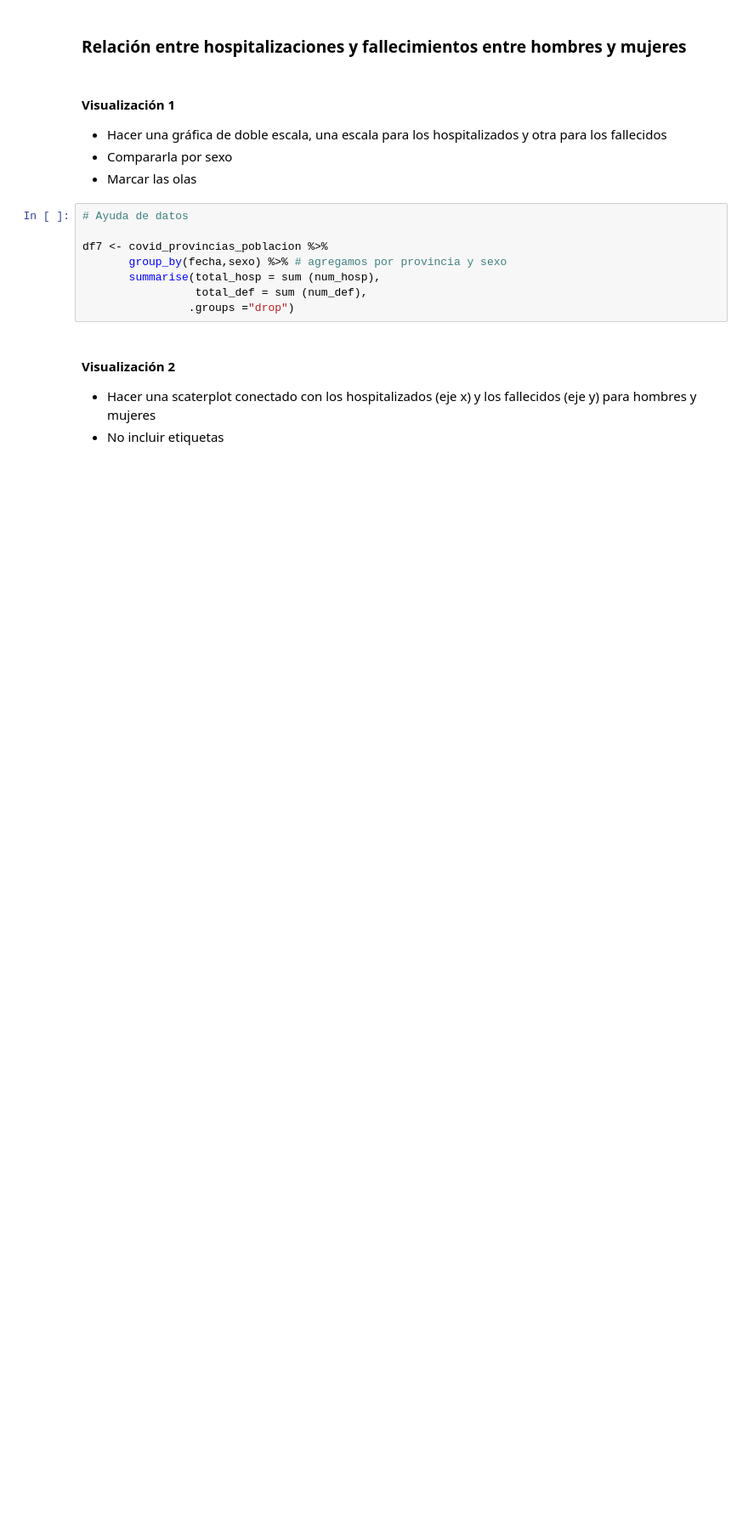
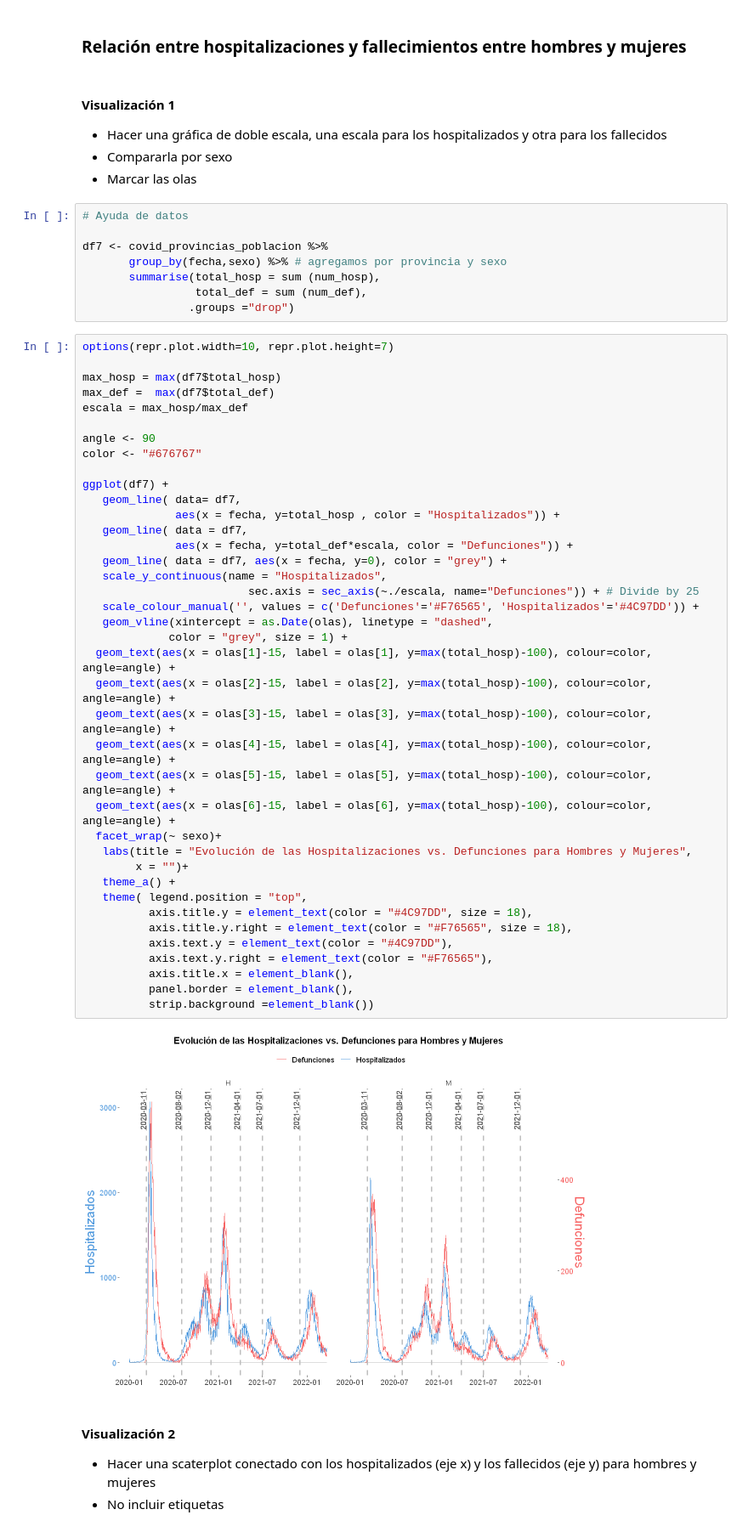
Before and after one commit to Atuneros/trabajos, a Jupyter notebook: visualizacion/practica1.ipynb, the cells around one changed output. Shown at 85% size. Saved outputs shown, nothing was run; the diff lists cells and outputs as text; blank space fills up the shorter version.

```diff
--- a/visualizacion/practica1.ipynb
+++ b/visualizacion/practica1.ipynb
@@ -612,6 +656,47 @@ df7 <- covid_provincias_poblacion %>%
        summarise(total_hosp = sum (num_hosp),
                  total_def = sum (num_def),
                 .groups ="drop")
+# %%
+options(repr.plot.width=10, repr.plot.height=7)
+
+max_hosp = max(df7$total_hosp)
+max_def =  max(df7$total_def)
+escala = max_hosp/max_def
+
+angle <- 90
+color <- "#676767"
+
+ggplot(df7) +
+   geom_line( data= df7,
+              aes(x = fecha, y=total_hosp , color = "Hospitalizados")) +
+   geom_line( data = df7,
+              aes(x = fecha, y=total_def*escala, color = "Defunciones")) +
+   geom_line( data = df7, aes(x = fecha, y=0), color = "grey") +
+   scale_y_continuous(name = "Hospitalizados",
+                         sec.axis = sec_axis(~./escala, name="Defunciones")) + # Divide by 25
+   scale_colour_manual('', values = c('Defunciones'='#F76565', 'Hospitalizados'='#4C97DD')) +
+   geom_vline(xintercept = as.Date(olas), linetype = "dashed",
+             color = "grey", size = 1) +
+  geom_text(aes(x = olas[1]-15, label = olas[1], y=max(total_hosp)-100), colour=color, angle=angle) +
+  geom_text(aes(x = olas[2]-15, label = olas[2], y=max(total_hosp)-100), colour=color, angle=angle) +
+  geom_text(aes(x = olas[3]-15, label = olas[3], y=max(total_hosp)-100), colour=color, angle=angle) +
+  geom_text(aes(x = olas[4]-15, label = olas[4], y=max(total_hosp)-100), colour=color, angle=angle) +
+  geom_text(aes(x = olas[5]-15, label = olas[5], y=max(total_hosp)-100), colour=color, angle=angle) +
+  geom_text(aes(x = olas[6]-15, label = olas[6], y=max(total_hosp)-100), colour=color, angle=angle) +
+  facet_wrap(~ sexo)+
+   labs(title = "Evolución de las Hospitalizaciones vs. Defunciones para Hombres y Mujeres",
+        x = "")+
+   theme_a() +
+   theme( legend.position = "top",
+          axis.title.y = element_text(color = "#4C97DD", size = 18),
+          axis.title.y.right = element_text(color = "#F76565", size = 18),
+          axis.text.y = element_text(color = "#4C97DD"),
+          axis.text.y.right = element_text(color = "#F76565"),
+          axis.title.x = element_blank(),
+          panel.border = element_blank(),
+          strip.background =element_blank())
+# %% [output]
+[figure, added]
 # %% [markdown]
 #### Visualización 2
 
```
Also changed, not shown: parts of 11 cells of this notebook.
